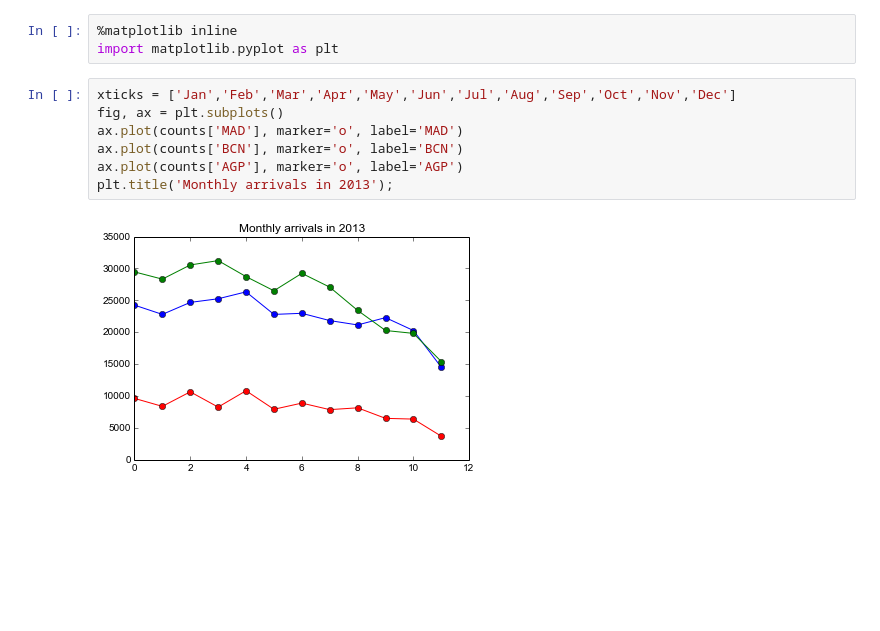
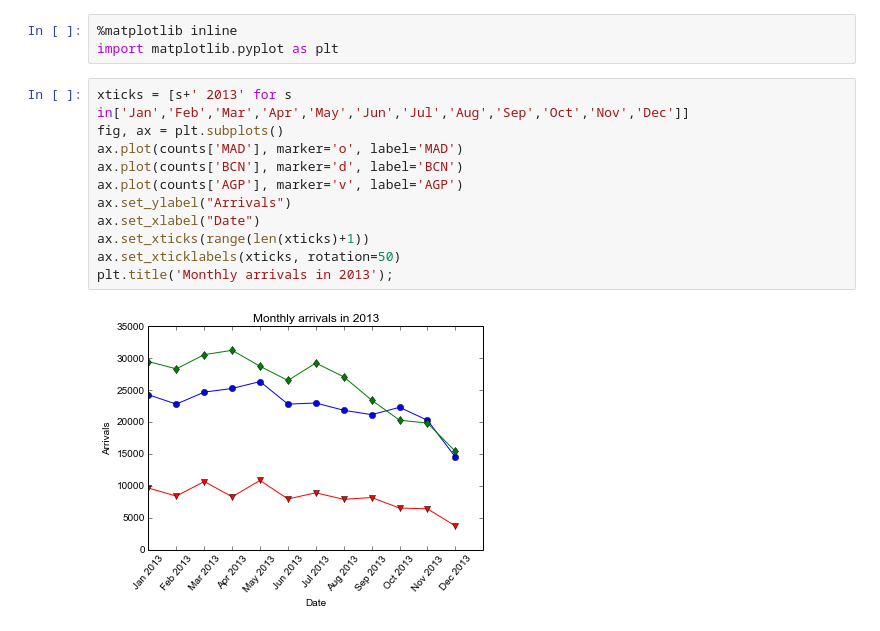
Before and after one commit to leomrocha/data-analysis-exercises, a Jupyter notebook: 3rd Exercise.ipynb, the cells around one changed output. Drawn from its saved outputs; the diff is of its cells as text; blank space fills up the shorter version.

Commit message:
Formatting 3rd exercise plot in pure python with matplotlib.

```diff
--- a/3rd Exercise.ipynb
+++ b/3rd Exercise.ipynb
@@ -318,11 +318,15 @@ Plotting
 %matplotlib inline
 import matplotlib.pyplot as plt
 # %%
-xticks = ['Jan','Feb','Mar','Apr','May','Jun','Jul','Aug','Sep','Oct','Nov','Dec']
+xticks = [s+' 2013' for s in['Jan','Feb','Mar','Apr','May','Jun','Jul','Aug','Sep','Oct','Nov','Dec']]
 fig, ax = plt.subplots()
 ax.plot(counts['MAD'], marker='o', label='MAD')
-ax.plot(counts['BCN'], marker='o', label='BCN')
-ax.plot(counts['AGP'], marker='o', label='AGP')
+ax.plot(counts['BCN'], marker='d', label='BCN')
+ax.plot(counts['AGP'], marker='v', label='AGP')
+ax.set_ylabel("Arrivals")
+ax.set_xlabel("Date")
+ax.set_xticks(range(len(xticks)+1))
+ax.set_xticklabels(xticks, rotation=50)
 plt.title('Monthly arrivals in 2013');
 # %% [output]
-[figure, old version]
+[figure, new version]
```
Also changed, not shown: parts of 1 cell of this notebook.
